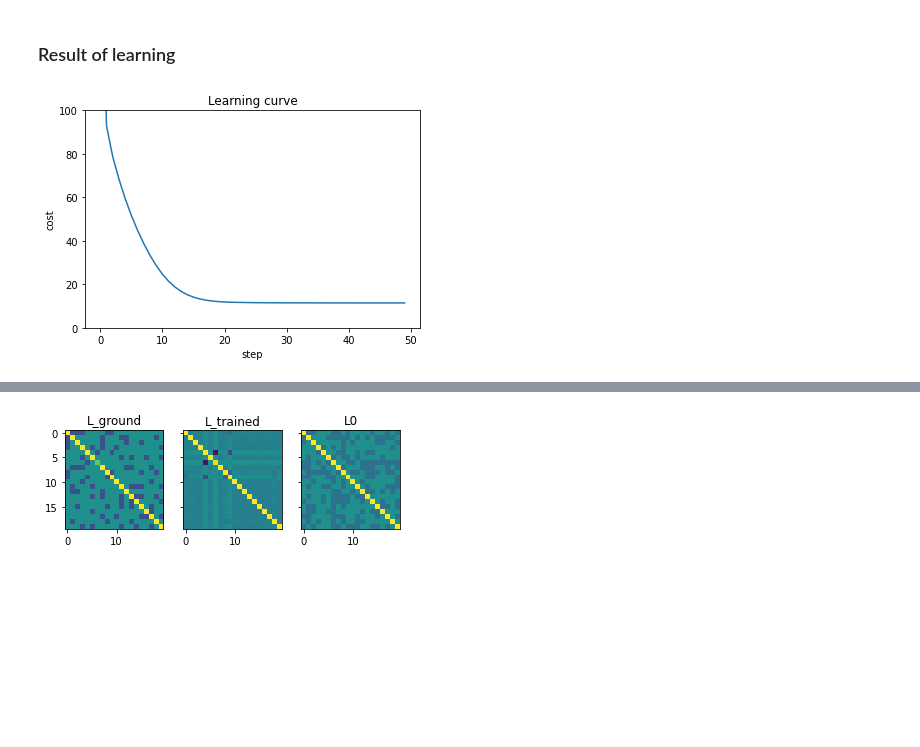
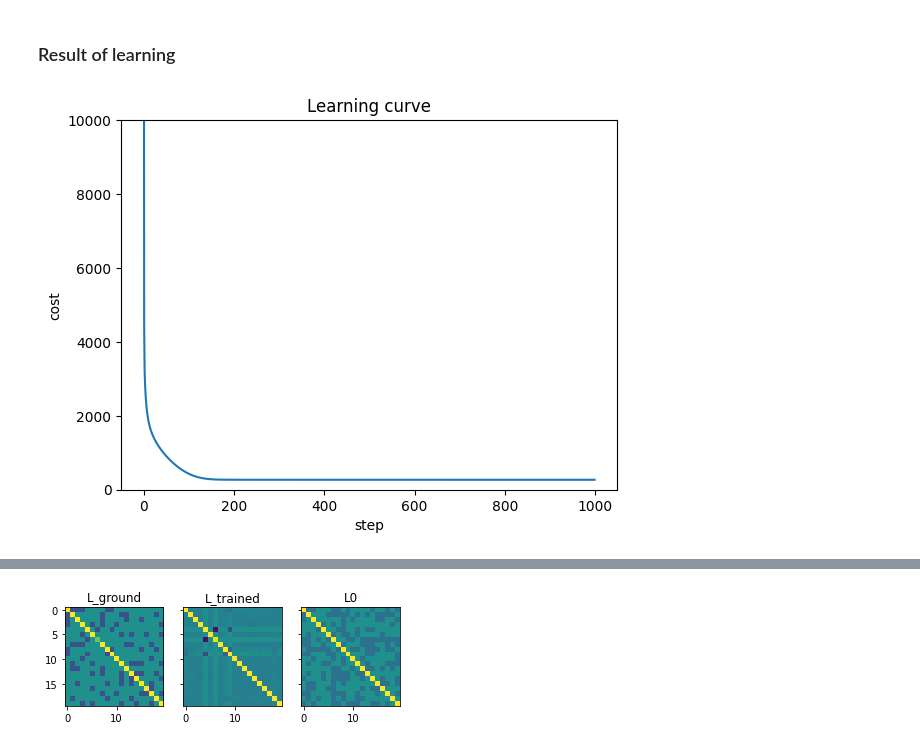
Before and after one commit to AndresCenteno/Masters-Thesis, a Jupyter notebook: Graph learning.ipynb, the cells around one changed output, grey strips where cells are left out. Cells and saved outputs as stored; diff of their text form; code cells hidden in the pictures; blank space fills up the shorter version.

```diff
--- a/Graph learning.ipynb
+++ b/Graph learning.ipynb
@@ -19,11 +19,11 @@ np.random.seed(7)
 import networkx as nx
 import learnHeat as lh
 from matplotlib import pyplot as plt
-import heat_main as heat
+import pygsp.plotting as plotting
 # number of nodes
 N = 20
 
 # random grapht
 plt.figure()
-rg = nx.fast_gnp_random_graph(N, p = 0.2)
+rg = pg.graphs.ErdosRenyi(N, p=0.4)
 # %% [output]
@@ -31,6 +31,6 @@ rg = nx.fast_gnp_random_graph(N, p = 0.2)
 # %%
 # figure
 plt.figure()
-nx.draw(rg)
-plt.show()
+rg.set_coordinates()
+plotting.plot_graph(rg)
 # %% [output]
@@ -42,11 +43,11 @@ plt.show()
 tau_ground = [2.5, 4]
 
 # Dictionary based on the Laplacian and tau
-L_ground = nx.laplacian_matrix(rg).toarray()
+L_ground = rg.L.todense()
 D_ground = lh.D(L_ground, tau_ground)
 
 # Number of observations
-M = 100
+M = 20000
 
 random_atoms = []
 random_hs = []
@@ -83,4 +84,4 @@ H0 = np.random.rand(lh.D(L0, tau0).shape[1], X.shape[1])
 result = lh.learn_heat(X = X,
                     L0=L0, H0 = H0, tau0=tau0,
                     verbose=False,
-                    max_iter = 50, alpha = 0.1, beta=0.1)
+                    max_iter = 1000, alpha = 0.01, beta=0.1)
@@ -92,11 +90,11 @@ KeyboardInterrupt:
 # %%
 from matplotlib import pyplot as plt
 plt.figure()
 plt.plot(result["learning_curve"]["step"], result["learning_curve"]["cost"])
 plt.xlabel("step")
 plt.ylabel("cost")
-plt.ylim([0,100])
+plt.ylim([0,10000])
 plt.title("Learning curve")
 plt.show()
 # %% [output]
-[figure, old version]
+[figure, new version]
```
Also changed, not shown: parts of 6 cells of this notebook, 16 other files.
